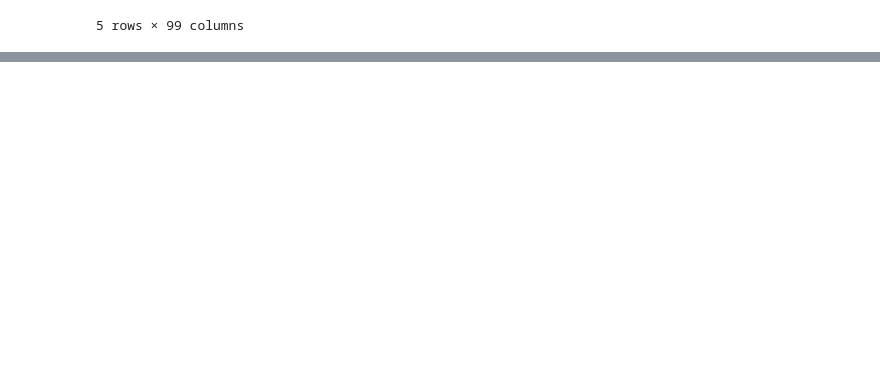
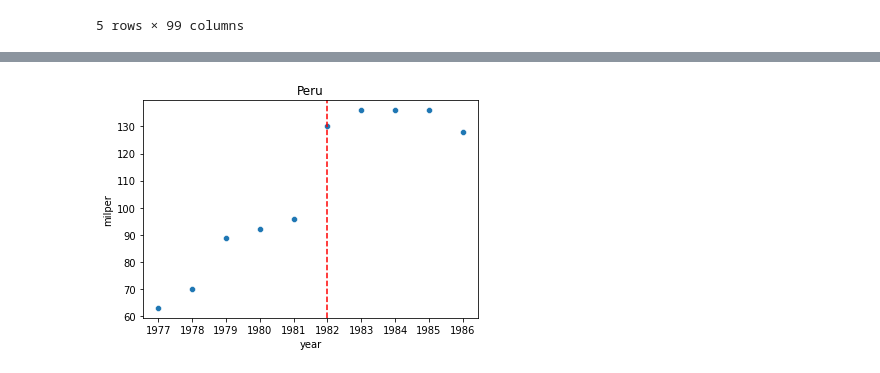
Before and after one commit to epfl-ada/ada-2020-project-milestone-p3-p3_cadastrophe, a Jupyter notebook: Data_Exploration.ipynb, the cells around one changed output, grey strips where cells are left out. Saved outputs shown, nothing was run; the diff lists cells and outputs as text; code cells hidden in the pictures; blank space fills up the shorter version.

```diff
--- a/Data_Exploration.ipynb
+++ b/Data_Exploration.ipynb
@@ -673,0 +672,3 @@ sambanis.to_csv("sambanis_extented.csv")
+# %%
+onsets = [(y[0],y[1]) for x, y in sambanis.loc[sambanis["warstds"]==1][["year","country"]].iterrows()]
+onsets[:10]
@@ -673,0 +700,5 @@ sambanis.to_csv("sambanis_extented.csv")
+# %%
+rand_onset = onsets[np.random.randint(0,len(onsets),1)[0]]
+display_onset_effect(sambanis, rand_onset[1], rand_onset[0], 'milper', 5)
+# %% [output]
+[figure, added]
```
Also changed, not shown: parts of 6 cells of this notebook.
